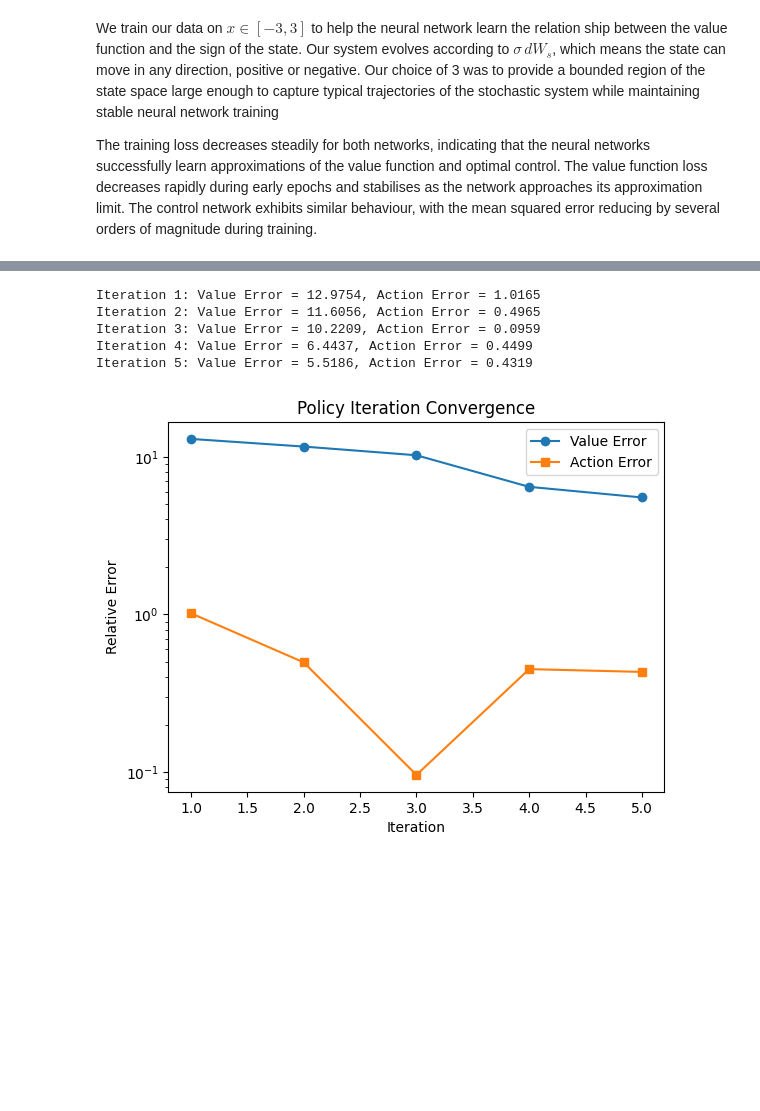
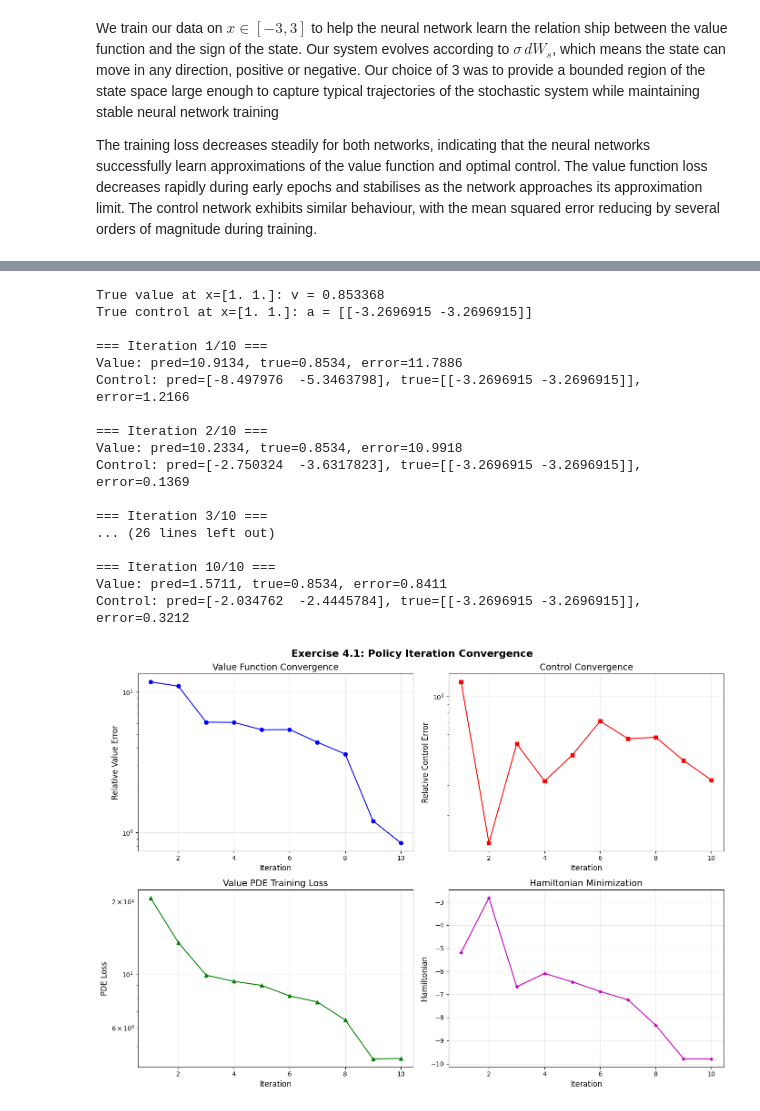
Before and after one commit to Conorgrant45/Stochastic-Control-Dynamic-Asset-Allocation, a Jupyter notebook: Assignment.ipynb, the cells around one changed output, grey strips where cells are left out. Saved outputs shown, nothing was run; the diff lists cells and outputs as text; code cells hidden in the pictures; blank space fills up the shorter version.

```diff
--- a/Assignment.ipynb
+++ b/Assignment.ipynb
@@ -266,36 +331,54 @@ TypeError: run_monte_carlo_explicit() got an unexpected keyword argument 'alpha_
 # %%
 v_net, a_net, pia_history = run_policy_iteration(
-        lqr, n_iterations=10, pde_epochs=1000, ham_epochs=500
-    )
+    lqr_sim, n_iterations=10, pde_epochs=1000, ham_epochs=500
+)
 
 fig, axes = plt.subplots(2, 2, figsize=(14, 10))
 
 axes[0, 0].semilogy(range(1, len(pia_history["v_error"])+1), pia_history["v_error"], 'bo-')
 axes[0, 0].set_xlabel('Iteration', fontsize=12)
 axes[0, 0].set_ylabel('Relative Value Error', fontsize=12)
 axes[0, 0].set_title('Value Function Convergence', fontsize=14)
 axes[0, 0].grid(True, alpha=0.3)
 
 axes[0, 1].semilogy(range(1, len(pia_history["a_error"])+1), pia_history["a_error"], 'rs-')
 axes[0, 1].set_xlabel('Iteration', fontsize=12)
 axes[0, 1].set_ylabel('Relative Control Error', fontsize=12)
 axes[0, 1].set_title('Control Convergence', fontsize=14)
 axes[0, 1].grid(True, alpha=0.3)
 
 axes[1, 0].semilogy(range(1, len(pia_history["v_loss"])+1), pia_history["v_loss"], 'g^-')
 axes[1, 0].set_xlabel('Iteration', fontsize=12)
 axes[1, 0].set_ylabel('PDE Loss', fontsize=12)
 axes[1, 0].set_title('Value PDE Training Loss', fontsize=14)
 axes[1, 0].grid(True, alpha=0.3)
 
 axes[1, 1].plot(range(1, len(pia_history["h_loss"])+1), pia_history["h_loss"], 'm*-')
 axes[1, 1].set_xlabel('Iteration', fontsize=12)
 axes[1, 1].set_ylabel('Hamiltonian', fontsize=12)
-axes[1, 1]
+axes[1, 1].set_title('Hamiltonian Minimization', fontsize=14)  # ADDED THIS LINE
+axes[1, 1].grid(True, alpha=0.3)  # ADDED THIS LINE
+
+plt.suptitle('Exercise 4.1: Policy Iteration Convergence', fontsize=16, fontweight='bold')
+plt.tight_layout()
+plt.savefig('exercise_4_1_pia.png', dpi=150, bbox_inches='tight')
+plt.show()
 # %% [output]
-Iteration 1: Value Error = 12.9754, Action Error = 1.0165
-Iteration 2: Value Error = 11.6056, Action Error = 0.4965
-Iteration 3: Value Error = 10.2209, Action Error = 0.0959
-Iteration 4: Value Error = 6.4437, Action Error = 0.4499
-Iteration 5: Value Error = 5.5186, Action Error = 0.4319
+True value at x=[1. 1.]: v = 0.853368
+True control at x=[1. 1.]: a = [[-3.2696915 -3.2696915]]
+
+=== Iteration 1/10 ===
+Value: pred=10.9134, true=0.8534, error=11.7886
+Control: pred=[-8.497976  -5.3463798], true=[[-3.2696915 -3.2696915]], error=1.2166
+
+=== Iteration 2/10 ===
+Value: pred=10.2334, true=0.8534, error=10.9918
+Control: pred=[-2.750324  -3.6317823], true=[[-3.2696915 -3.2696915]], error=0.1369
+
+=== Iteration 3/10 ===
+... (26 lines left out)
+
+=== Iteration 10/10 ===
+Value: pred=1.5711, true=0.8534, error=0.8411
+Control: pred=[-2.034762  -2.4445784], true=[[-3.2696915 -3.2696915]], error=0.3212
-[figure, old version]
+[figure, new version]
```
Also changed, not shown: parts of 9 cells of this notebook, 2 other files.
